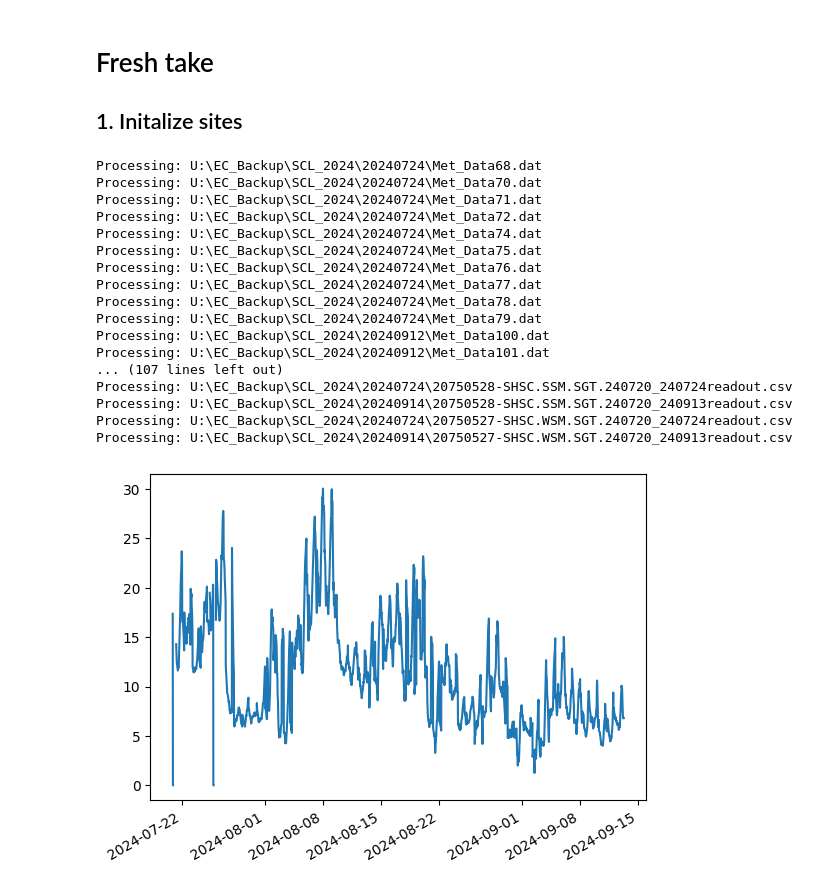
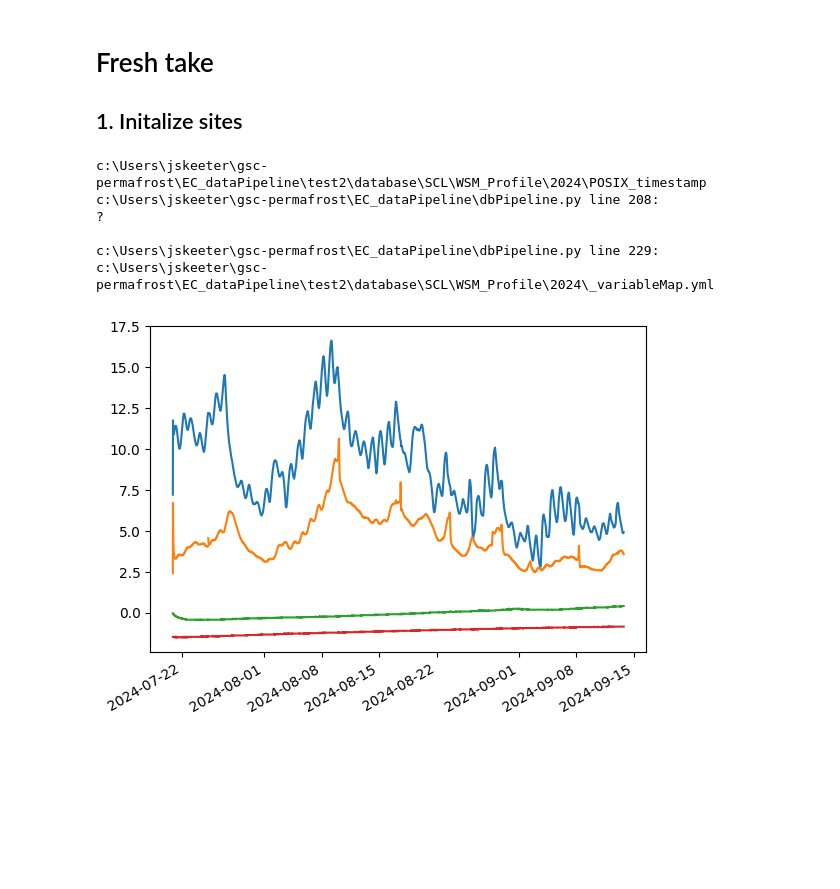
Before and after one commit to gsc-permafrost/EC_dataPipeline, a Jupyter notebook: NewDev.ipynb, the cells around one changed output. Drawn from its saved outputs; the diff is of its cells as text; code cells hidden in the pictures; blank space fills up the shorter version.

```diff
--- a/NewDev.ipynb
+++ b/NewDev.ipynb
@@ -11,60 +11,50 @@ import importlib
 import time
 importlib.reload(dbPipeline)
 
-projectPath = os.path.join(os.getcwd(),'test')
+projectPath = os.path.join(os.getcwd(),'test2')
 
-# try:
-#     shutil.rmtree(projectPath)
-# except:
-#     pass
+try:
+    shutil.rmtree(projectPath)
+except:
+    pass
 
-# db = dbPipeline.database(projectPath=projectPath)
-# db.projectInventory()
-# # time.sleep(.25)
-# Sites = r'example_data\projectInventory_Template.yml'
-# db.projectInventory(newSites=Sites)
+db = dbPipeline.database(projectPath=projectPath)
+db.projectInventory()
+# time.sleep(.25)
+Sites = r'example_data\projectInventory_Template.yml'
+db.projectInventory(newSites=Sites)
 # %%
 import helperFunctions as helper
 importlib.reload(dbPipeline)
 
-db = dbPipeline.database(projectPath=projectPath,verbose=False)
+db = dbPipeline.database(projectPath=projectPath,verbose=False,enableParallel=False)
 template = helper.loadDict(r'example_data\source_Template.yml')
-sourcePath = r'U:\EC_Backup\SCL_2024'
+sourcePath = r'U:\EC_Backup\SCL_2024\20240724'
+# sourcePath = r'example_data'
 for siteID in template:
     for measurementID in template[siteID]:
         db.rawFileSearch(siteID,measurementID,sourcePath=sourcePath,**template[siteID][measurementID])
-# %% [output]
-Processing: U:\EC_Backup\SCL_2024\20240724\Met_Data68.dat
-Processing: U:\EC_Backup\SCL_2024\20240724\Met_Data70.dat
-Processing: U:\EC_Backup\SCL_2024\20240724\Met_Data71.dat
-Processing: U:\EC_Backup\SCL_2024\20240724\Met_Data72.dat
-Processing: U:\EC_Backup\SCL_2024\20240724\Met_Data74.dat
-Processing: U:\EC_Backup\SCL_2024\20240724\Met_Data75.dat
-Processing: U:\EC_Backup\SCL_2024\20240724\Met_Data76.dat
-Processing: U:\EC_Backup\SCL_2024\20240724\Met_Data77.dat
-Processing: U:\EC_Backup\SCL_2024\20240724\Met_Data78.dat
-Processing: U:\EC_Backup\SCL_2024\20240724\Met_Data79.dat
-Processing: U:\EC_Backup\SCL_2024\20240912\Met_Data100.dat
-Processing: U:\EC_Backup\SCL_2024\20240912\Met_Data101.dat
-... (107 lines left out)
-Processing: U:\EC_Backup\SCL_2024\20240724\20750528-SHSC.SSM.SGT.240720_240724readout.csv
-Processing: U:\EC_Backup\SCL_2024\20240914\20750528-SHSC.SSM.SGT.240720_240913readout.csv
-Processing: U:\EC_Backup\SCL_2024\20240724\20750527-SHSC.WSM.SGT.240720_240724readout.csv
-Processing: U:\EC_Backup\SCL_2024\20240914\20750527-SHSC.WSM.SGT.240720_240913readout.csv
 # %%
 import numpy as np
 import matplotlib.pyplot as plt
 importlib.reload(dbPipeline)
-path = r'test\database\SCL\Met\2024'
-f = dbPipeline.databaseFolder(path = path,year = 2024)
-f.Data
+path = projectPath + r'\database\SCL\Met'
+path = projectPath + r'\database\SCL\WSM_Profile'
+f = dbPipeline.databaseFolder(path = path,Years= 2024)
 fig = plt.figure()
-f.Data.loc[((f.Data['AirTC_Avg']>50)|(f.Data['AirTC_Avg']<-60)),'AirTC_Avg']=np.nan
-plt.plot(f.Data['AirTC_Avg'])
-# plt.plot(f.Data['TS_1_2_1'])
-# plt.plot(f.Data['TS_2_2_1'])
-# plt.plot(f.Data['TS_3_2_1'])
-# plt.plot(f.Data['TS_4_2_1'])
+Data = f.dataOut
+# Data.loc[((Data['AirTC_Avg']>50)|(Data['AirTC_Avg']<-60)),'AirTC_Avg']=np.nan
+# plt.plot(Data['AirTC_Avg'])
+plt.plot(Data['TS_1_2_1'])
+plt.plot(Data['TS_2_2_1'])
+plt.plot(Data['TS_3_2_1'])
+plt.plot(Data['TS_4_2_1'])
 fig.autofmt_xdate()
 # %% [output]
+c:\Users\jskeeter\gsc-permafrost\EC_dataPipeline\test2\database\SCL\WSM_Profile\2024\POSIX_timestamp
+c:\Users\jskeeter\gsc-permafrost\EC_dataPipeline\dbPipeline.py line 208:
+?
+
+c:\Users\jskeeter\gsc-permafrost\EC_dataPipeline\dbPipeline.py line 229:
+c:\Users\jskeeter\gsc-permafrost\EC_dataPipeline\test2\database\SCL\WSM_Profile\2024\_variableMap.yml
-[figure, old version]
+[figure, new version]
```
Also changed, not shown: parts of 1 cell of this notebook, 4 other files.
